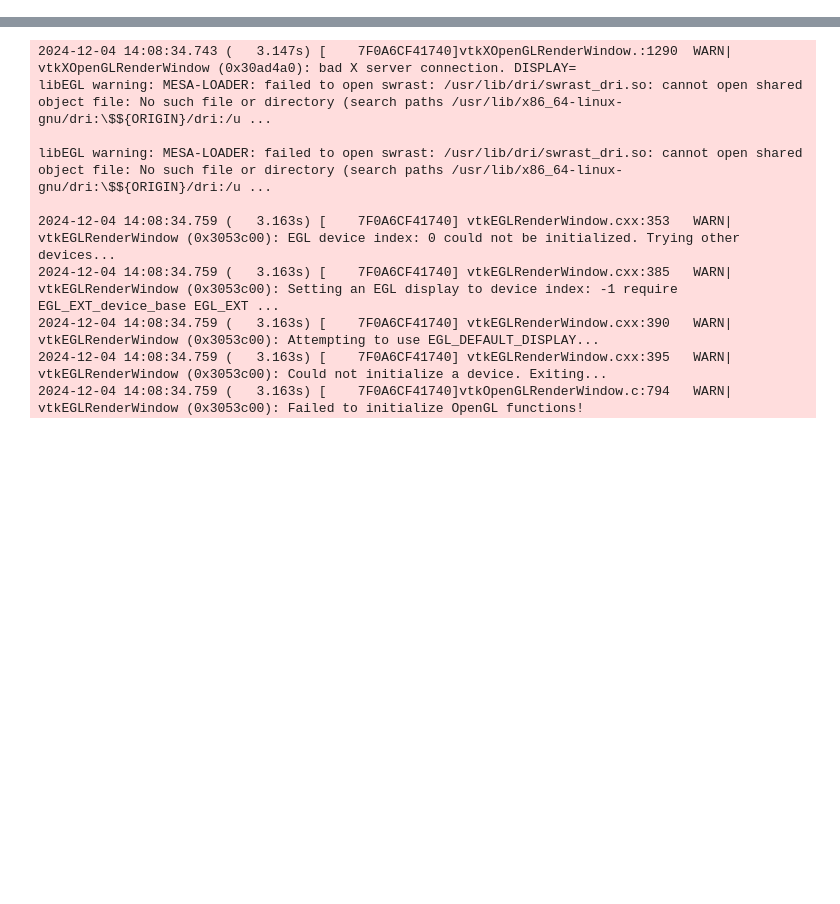
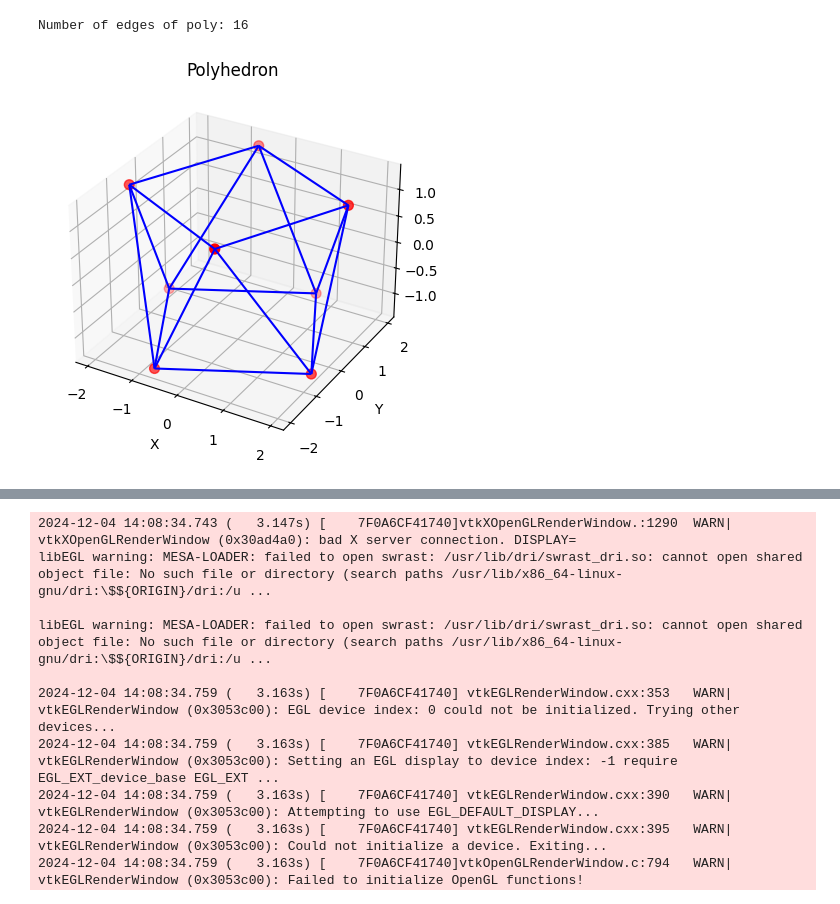
Before and after one commit to tilde-lab/ml-selection, a Jupyter notebook: ml_selection/data_massage/polyhedra/define_poly_type.ipynb, the cells around one changed output, grey strips where cells are left out. Cells and saved outputs as stored; diff of their text form; code cells hidden in the pictures; blank space fills up the shorter version.

Commit message:
Notebook  changes for define poly

```diff
--- a/ml_selection/data_massage/polyhedra/define_poly_type.ipynb
+++ b/ml_selection/data_massage/polyhedra/define_poly_type.ipynb
@@ -45,7 +45,7 @@ def shapes_count(shapes_in_faces: list[list[tuple]]) -> dict:
 
     return shapes_vertex_count
 
-def get_polyhedron_edges(points, tol=1e-6):
+def get_polyhedron_edges_polygons(points, tol=1e-6):
     points = np.asarray(points)
     hull = ConvexHull(points)
     simplices = hull.simplices
@@ -98,31 +98,34 @@ def get_polyhedron_edges(points, tol=1e-6):
         # if found just 1 edge -> this is the outer side
         boundary_edges = [edge for edge, count in edge_counts.items() if count == 1]
         shapes_2d.append(boundary_edges)
         edge_set.update(boundary_edges)
 
     polyhedron_edges = list(edge_set)
     shapes_vertex_map = shapes_count(shapes_2d)
     return polyhedron_edges, shapes_vertex_map
 
 def plot_polyhedron(points, edges):
     fig = plt.figure()
     ax = fig.add_subplot(111, projection="3d")
 
     points = np.array(points)
     ax.scatter(points[:, 0], points[:, 1], points[:, 2], color="red", s=50)
 
     edge_points = [[points[edge[0]], points[edge[1]]] for edge in edges]
     edge_lines = Line3DCollection(edge_points, colors="blue", linewidths=1.5)
     ax.add_collection3d(edge_lines)
 
     ax.set_xlabel("X")
     ax.set_ylabel("Y")
     ax.set_zlabel("Z")
     plt.title("Polyhedron")
     plt.show()
 
 
-edges, shapes_vertex_map = get_polyhedron_edges(points)
+edges, shapes_vertex_map = get_polyhedron_edges_polygons(points)
 print("Number of edges of poly:", len(edges))
 
 plot_polyhedron(points, edges)
+# %% [output]
+Number of edges of poly: 16
+[figure, added]
```
Also changed, not shown: parts of 3 cells of this notebook.
